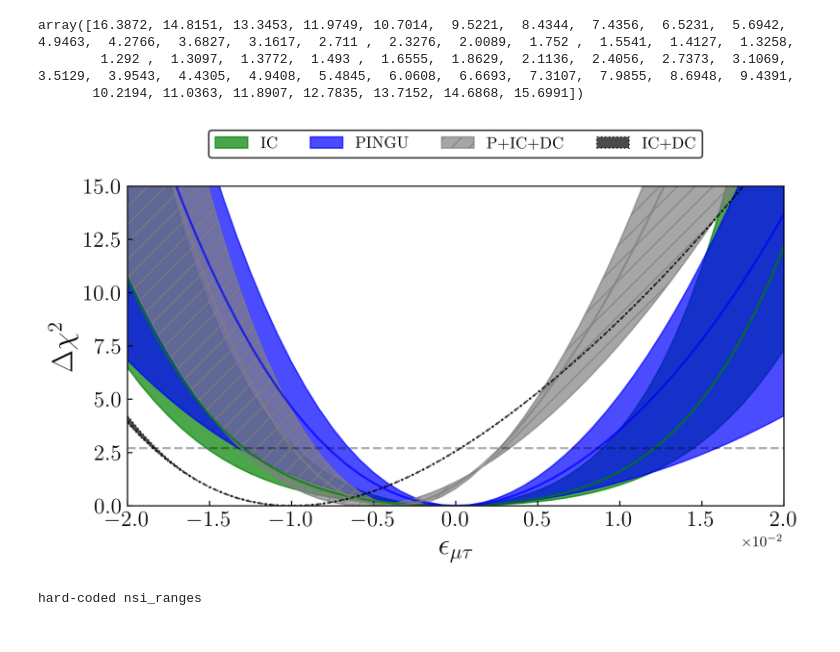
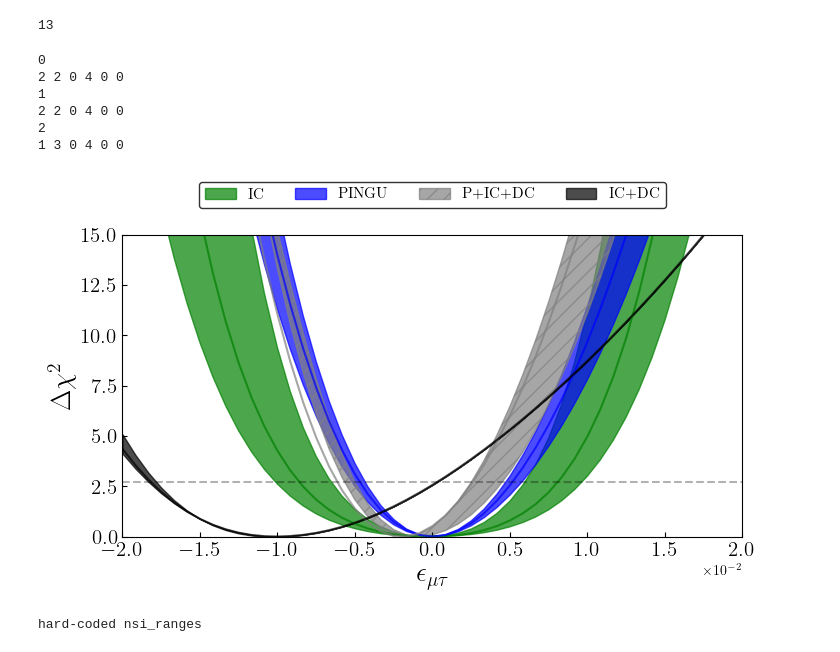
Before and after one commit to Sjoeborg/thesis, a Jupyter notebook: notebooks/joint.ipynb, the cells around one changed output. Saved outputs shown, nothing was run; the diff lists cells and outputs as text; code cells hidden in the pictures.

```diff
--- a/notebooks/joint.ipynb
+++ b/notebooks/joint.ipynb
@@ -22,7 +22,7 @@ import pickle
 from scipy.interpolate import splrep, splev, sproot
 from src.plotter import save, savethesis
 plt.rcParams['figure.figsize'] = [8, 4]
-plt.rcParams['figure.dpi'] = 400
+plt.rcParams['figure.dpi'] = 100
 matplotlib.rc('text', usetex=True)
 matplotlib.rc('text.latex', preamble=r'\usepackage{amsmath}')
 np.set_printoptions(linewidth=200)
@@ -43,12 +43,15 @@ worst_cases={}
 normal_cases={}
 best_cases={}
 nsi_list = ['ett','emt','eem','eet']
+
+ett = 7e-2
+emt = 3e-2
+eem = 3e-1
+eet = 3e-1
-# %%
-PD_interpolated_chisq_emt
-# %% [output]
-array([16.3872, 14.8151, 13.3453, 11.9749, 10.7014,  9.5221,  8.4344,  7.4356,  6.5231,  5.6942,  4.9463,  4.2766,  3.6827,  3.1617,  2.711 ,  2.3276,  2.0089,  1.752 ,  1.5541,  1.4127,  1.3258,
-        1.292 ,  1.3097,  1.3772,  1.493 ,  1.6555,  1.8629,  2.1136,  2.4056,  2.7373,  3.1069,  3.5129,  3.9543,  4.4305,  4.9408,  5.4845,  6.0608,  6.6693,  7.3107,  7.9855,  8.6948,  9.4391,
-       10.2194, 11.0363, 11.8907, 12.7835, 13.7152, 14.6868, 15.6991])
+# %%
+N
+# %% [output]
+13
 # %%
 for i,nsi_param in enumerate(nsi_list):
     ettN,emtN,eemN,eetN = 0,0,0,0
@@ -61,12 +64,12 @@ for i,nsi_param in enumerate(nsi_list):
     elif nsi_param == 'eet':
         eetN = 1
     dm31_range, th23_range,ett_range, emt_range, eem_range, eet_range = get_param_list(dm31N=5,
-                                                                                   th23N=5,
-                                                                          ett_tuple=(-5e-2,5e-2,9*(ettN)+1),
-                                                                          emt_tuple=(-2e-2,2e-2,9*(emtN)+1),
-                                                                          eem_tuple=(-2e-1,2e-1,9*(eemN)+1),
-                                                                          eet_tuple=(-2e-1,2e-1,9*(eetN)+1),
-                                                                          IO=IO)
+                                                                                    th23N=5,
+                                                                            ett_tuple=(-ett,ett,9*ettN+1),
+                                                                            emt_tuple=(-emt,emt,9*emtN+1),
+                                                                            eem_tuple=(-eem,eem,9*eemN+1),
+                                                                            eet_tuple=(-eet,eet,9*eetN+1),
+                                                                            IO=IO)
     param_dict = nufit_params_nsi_IO if ordering == 'IO' else nufit_params_nsi
     param_list = list_of_params_nsi(param_dict, dm31_range, th23_range,ett_range, emt_range, eem_range,eet_range)
 
@@ -86,7 +89,7 @@ for i,nsi_param in enumerate(nsi_list):
 
     sigma_a = 0.25
     sigma_b = 0.04
-    f_PINGU = [0, 0.05, 0.15]
+    f_PINGU = [0, 0.03, 0.05]
     f_DC = 1
     f_IC = [0.05, 0.1, 0.15]
     marginalized_arrays_NO=[]
@@ -239,37 +242,44 @@ for i,nsi_param in enumerate(nsi_list):
                 worst_cases['P_eet'] = P_interpolated_eet
                 worst_cases['D_eet'] = D_interpolated_eet
                 worst_cases['PD_eet'] = PD_interpolated_eet
+# %% [output]
+0
+2 2 0 4 0 0
+1
+2 2 0 4 0 0
+2
+1 3 0 4 0 0
 # %%
 fig,ax = plt.subplots(1,1,figsize=(8,4))
 finer_e_range = np.linspace(-2e-2,2e-2,49)
 
 ax.fill_between(finer_e_range, best_cases['I_emt'], worst_cases['I_emt'],label='IC ', alpha=0.7, color='g')
 ax.plot(finer_e_range, normal_cases['I_emt'], alpha=0.7, lw=1.5, color='g')
 ax.fill_between(finer_e_range, best_cases['P_emt'], worst_cases['P_emt'],label='PINGU', alpha=0.7, color='b')
 ax.plot(finer_e_range, normal_cases['P_emt'], alpha=0.7, lw=1.5, color='b')
 ax.fill_between(finer_e_range, best_cases['PID_emt'], worst_cases['PID_emt'], label='P+IC+DC', alpha=0.7,color='grey', hatch='//')
 ax.plot(finer_e_range, normal_cases['PID_emt'], alpha=0.7, lw=1.5,color='grey')
-ax.fill_between(finer_e_range, best_cases['ID_emt'], worst_cases['ID_emt'],label='IC+DC', alpha=0.7, color='k', ls='dotted')
-ax.plot(finer_e_range, normal_cases['ID_emt'], alpha=0.7, lw=1.5,color='k', ls='dotted')
+ax.fill_between(finer_e_range, best_cases['ID_emt'], worst_cases['ID_emt'],label='IC+DC', alpha=0.7, color='k')
+ax.plot(finer_e_range, normal_cases['ID_emt'], alpha=0.7, lw=1.5,color='k')
 
 ax.axhline(chi2.ppf(0.9,1), alpha=0.3, c='black', ls = '--')
 
 ax.set_ylim(bottom=0, top=15)
 ax.set_xlim(left=-2e-2, right=2e-2)
 ax.set_xlabel(r'$\epsilon_{\mu\tau}$', fontsize=20)
 ax.set_ylabel(r'$\Delta \chi^2$', fontsize=20)
 ax.tick_params(labelsize=15)
 handles, labels = ax.get_legend_handles_labels()
 leg= ax.legend(handles, labels, loc='upper center', ncol=4, bbox_to_anchor=(0.5, 1.2),fontsize=11)
 leg.get_frame().set_edgecolor('k')
 ax.tick_params(axis='both', direction='in', which='both')
 ax.ticklabel_format(axis="x", style="sci", scilimits=(0,0))
 plt.subplots_adjust(hspace=0.6)
-fig.savefig('article/figures/PID_3D_emt.pdf', bbox_inches="tight")
+#fig.savefig('article/figures/PID_3D_emt.pdf', bbox_inches="tight")
 #from subprocess import call
 #_ = call('pdfcrop article/figures/PID_3D_emt.pdf article/figures/PID_3D_emt.pdf')
 # %% [output]
-[figure, old version]
+[figure, new version]
 # %%
 nsi_param_range = [np.linspace(-5e-2,5e-2,9),np.linspace(-2e-2,2e-2,9), np.linspace(-2e-1,2e-1,9), np.linspace(-2e-1,2e-1,9)]
 
```
Also changed, not shown: 10 other files.
